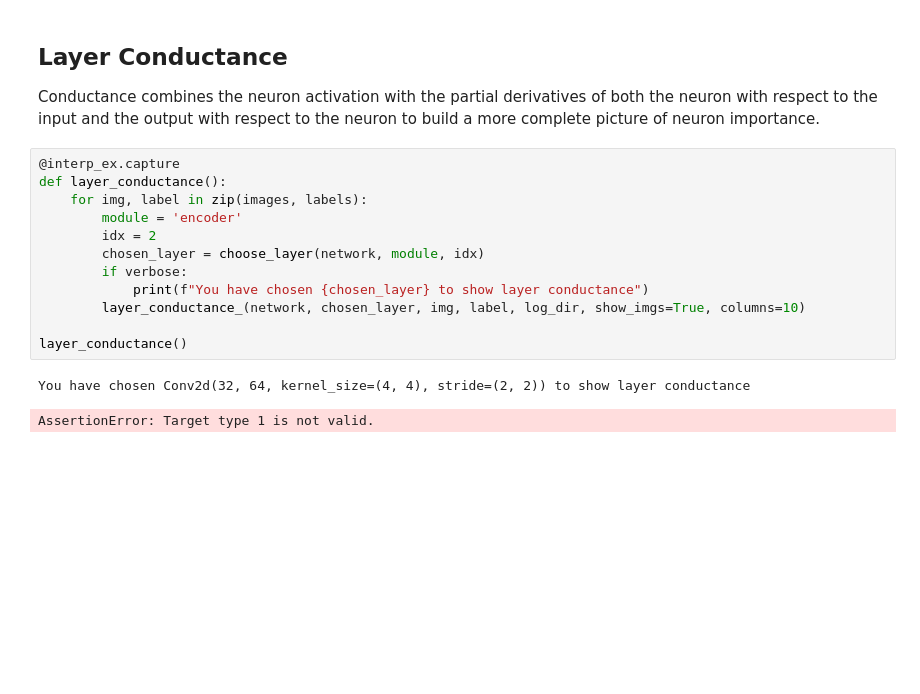
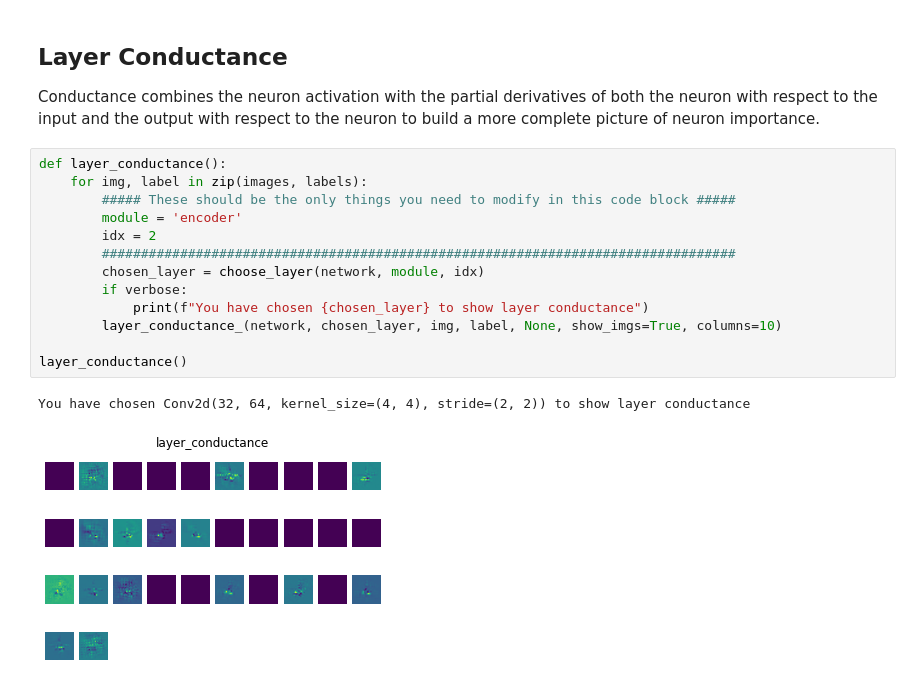
Before and after one commit to HumanCompatibleAI/eirli, a Jupyter notebook: analysis/interpret.ipynb, the cells around one changed output. Cells and saved outputs as stored; diff of their text form; blank space fills up the shorter version.

```diff
--- a/analysis/interpret.ipynb
+++ b/analysis/interpret.ipynb
@@ -83,17 +128,18 @@ deep_lift()
 ## Layer Conductance
 Conductance combines the neuron activation with the partial derivatives of both the neuron with respect to the input and the output with respect to the neuron to build a more complete picture of neuron importance.
 # %%
-@interp_ex.capture
 def layer_conductance():
     for img, label in zip(images, labels):
+        ##### These should be the only things you need to modify in this code block #####
         module = 'encoder'
         idx = 2
+        #################################################################################
         chosen_layer = choose_layer(network, module, idx)
         if verbose:
             print(f"You have chosen {chosen_layer} to show layer conductance")
-        layer_conductance_(network, chosen_layer, img, label, log_dir, show_imgs=True, columns=10)
+        layer_conductance_(network, chosen_layer, img, label, None, show_imgs=True, columns=10)
 
 layer_conductance()
 # %% [output]
 You have chosen Conv2d(32, 64, kernel_size=(4, 4), stride=(2, 2)) to show layer conductance
-AssertionError: Target type 1 is not valid.
+[figure, added]
```
Also changed, not shown: parts of 17 cells of this notebook, 1 other file.
